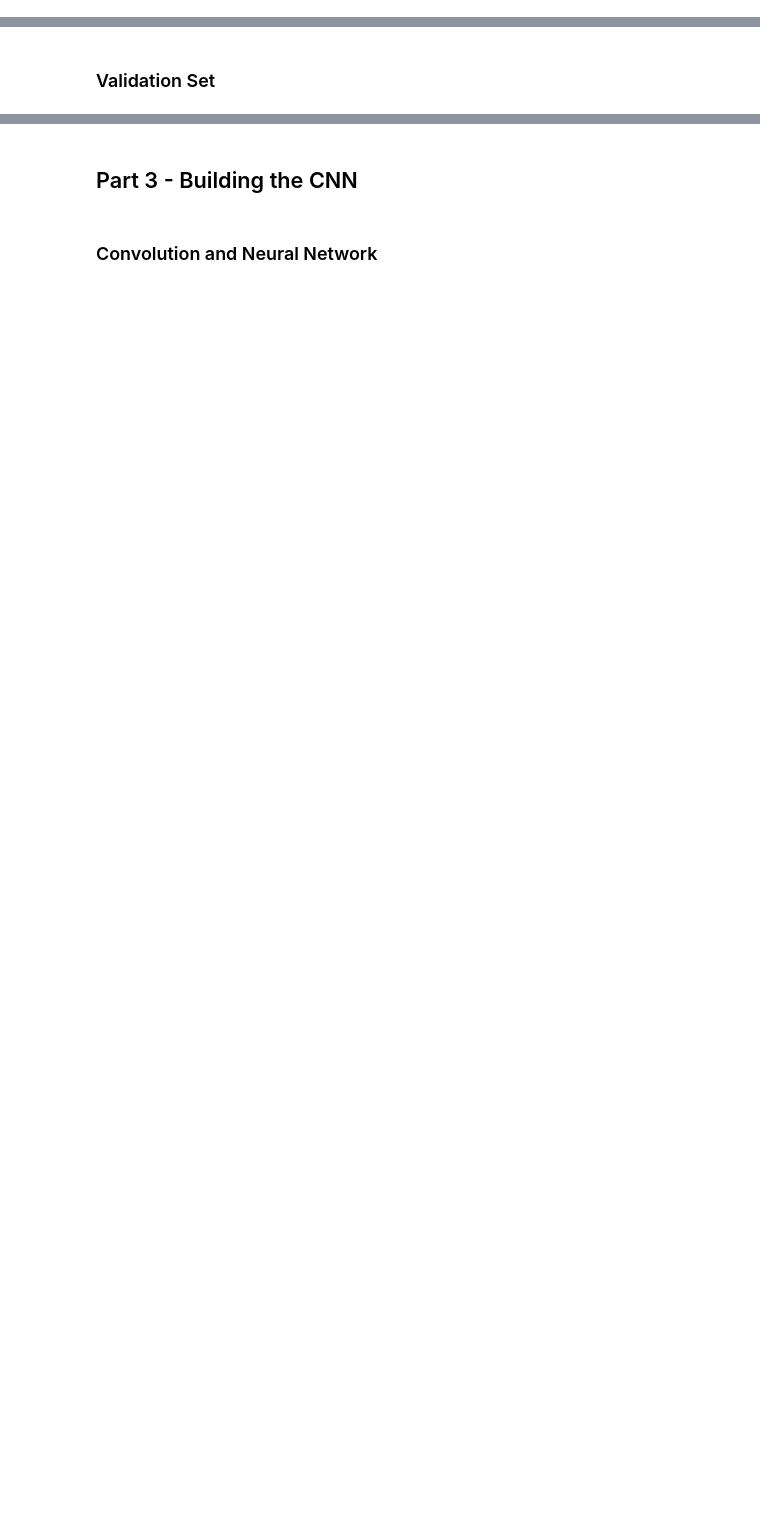
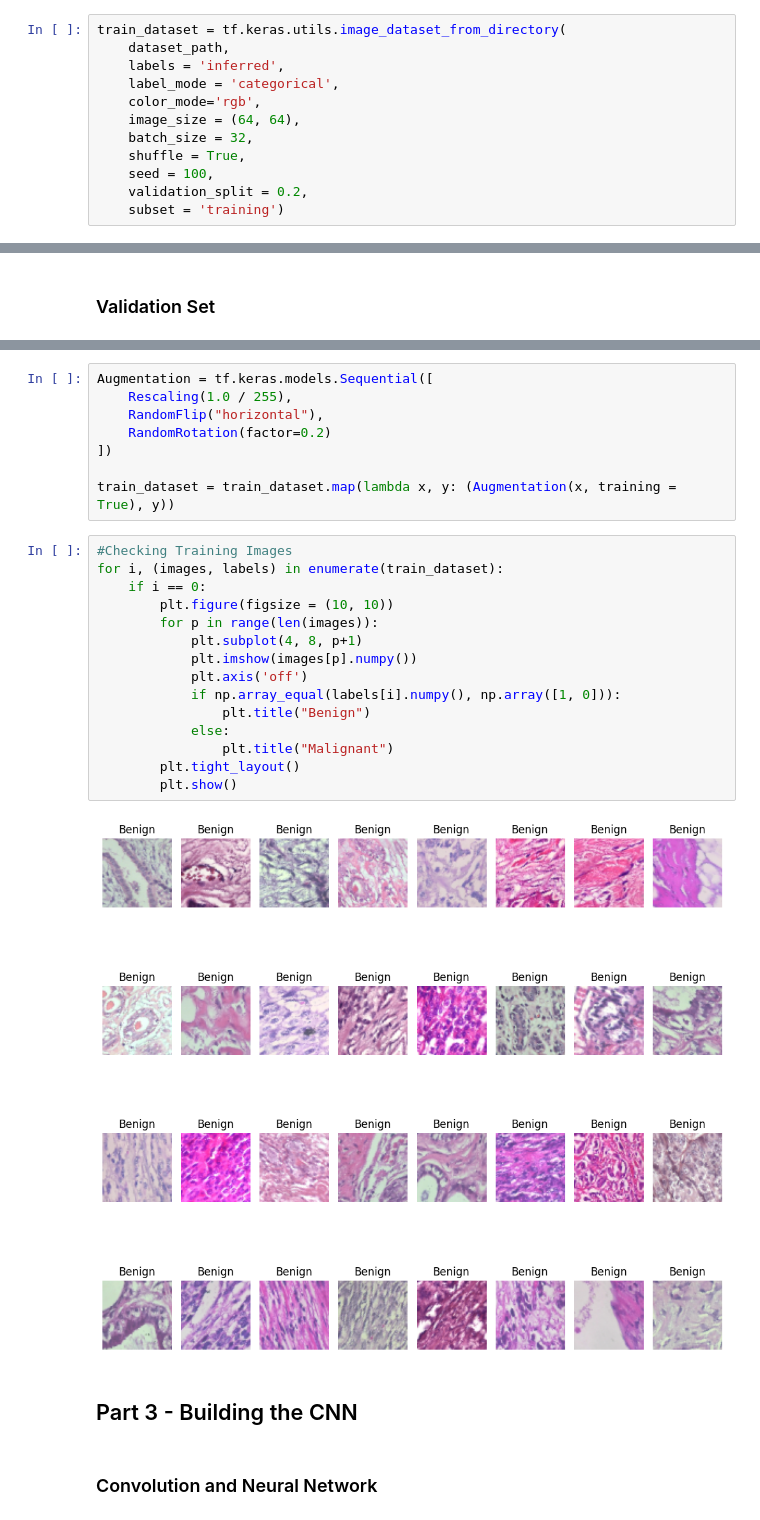
Before and after one commit to Albertykeyboard/Portfolio, a Jupyter notebook: CNN Breast Tumors/Benign vs Malignant.ipynb, the cells around one changed output, grey strips where cells are left out. Drawn from its saved outputs; the diff is of its cells as text; blank space fills up the shorter version.

```diff
--- a/CNN Breast Tumors/Benign vs Malignant.ipynb
+++ b/CNN Breast Tumors/Benign vs Malignant.ipynb
@@ -71,0 +47,12 @@ Using 919 files for training.
+# %%
+train_dataset = tf.keras.utils.image_dataset_from_directory(
+    dataset_path,
+    labels = 'inferred',
+    label_mode = 'categorical',
+    color_mode='rgb',
+    image_size = (64, 64),
+    batch_size = 32,
+    shuffle = True,
+    seed = 100,
+    validation_split = 0.2,
+    subset = 'training')
@@ -102,3 +116,28 @@ Option 2) Included in the actual CNN model (Easier Deployment)
+# %%
+Augmentation = tf.keras.models.Sequential([
+    Rescaling(1.0 / 255),
+    RandomFlip("horizontal"),
+    RandomRotation(factor=0.2)
+])
+
+train_dataset = train_dataset.map(lambda x, y: (Augmentation(x, training = True), y))
+# %%
+#Checking Training Images
+for i, (images, labels) in enumerate(train_dataset):
+    if i == 0:
+        plt.figure(figsize = (10, 10))
+        for p in range(len(images)):
+            plt.subplot(4, 8, p+1)
+            plt.imshow(images[p].numpy())
+            plt.axis('off')
+            if np.array_equal(labels[i].numpy(), np.array([1, 0])):
+                plt.title("Benign")
+            else:
+                plt.title("Malignant")
+        plt.tight_layout()
+        plt.show()
+# %% [output]
+[figure, added]
 # %% [markdown]
 ## Part 3 - Building the CNN
 # %% [markdown]
```
Also changed, not shown: parts of 35 cells of this notebook, 1 other file.
